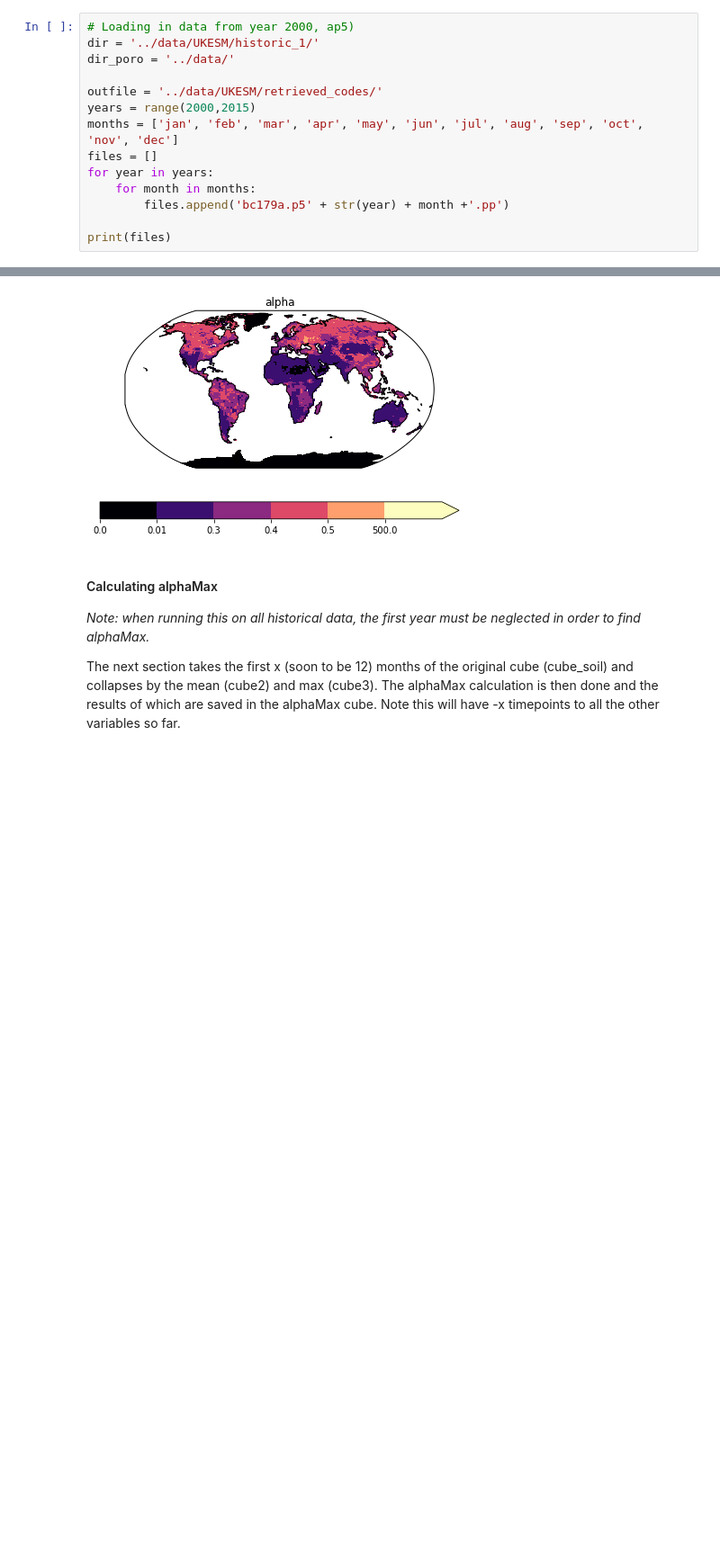
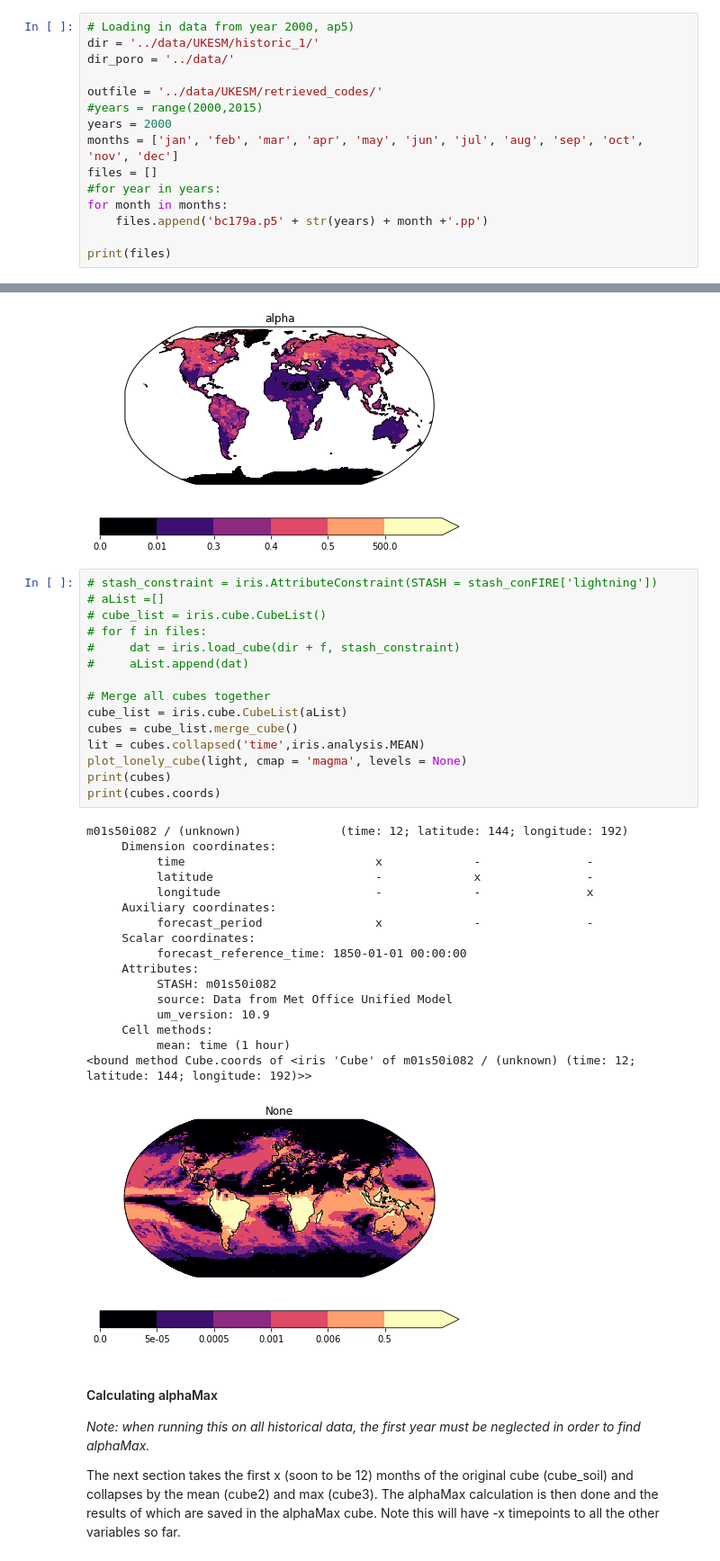
Before and after one commit to douglask3/UKESM-ConFire, a Jupyter notebook: notebooks/retrieve_stash.ipynb, the cells around one changed output, grey strips where cells are left out. Shown: that part at 90% size. Saved outputs shown, nothing was run; the diff lists cells and outputs as text; blank space fills up the shorter version.

```diff
--- a/notebooks/retrieve_stash.ipynb
+++ b/notebooks/retrieve_stash.ipynb
@@ -35,12 +35,13 @@ dir = '../data/UKESM/historic_1/'
 dir_poro = '../data/'
 
 outfile = '../data/UKESM/retrieved_codes/'
-years = range(2000,2015)
+#years = range(2000,2015)
+years = 2000
 months = ['jan', 'feb', 'mar', 'apr', 'may', 'jun', 'jul', 'aug', 'sep', 'oct', 'nov', 'dec']
 files = []
-for year in years:
-    for month in months:
-        files.append('bc179a.p5' + str(year) + month +'.pp')
+#for year in years:
+for month in months:
+    files.append('bc179a.p5' + str(years) + month +'.pp')
 
 print(files)
 # %% [output]
@@ -344,6 +337,39 @@ out = outfile + cube_soil.long_name + '2000.nc'
 iris.save(cube_soil_skip_year, out)
 # %% [output]
 [figure]
+# %%
+# stash_constraint = iris.AttributeConstraint(STASH = stash_conFIRE['lightning'])
+# aList =[]
+# cube_list = iris.cube.CubeList()
+# for f in files:
+#     dat = iris.load_cube(dir + f, stash_constraint)
+#     aList.append(dat)
+
+# Merge all cubes together
+cube_list = iris.cube.CubeList(aList)
+cubes = cube_list.merge_cube()
+lit = cubes.collapsed('time',iris.analysis.MEAN)
+plot_lonely_cube(light, cmap = 'magma', levels = None)
+print(cubes)
+print(cubes.coords)
+# %% [output]
+m01s50i082 / (unknown)              (time: 12; latitude: 144; longitude: 192)
+     Dimension coordinates:
+          time                           x             -               -
+          latitude                       -             x               -
+          longitude                      -             -               x
+     Auxiliary coordinates:
+          forecast_period                x             -               -
+     Scalar coordinates:
+          forecast_reference_time: 1850-01-01 00:00:00
+     Attributes:
+          STASH: m01s50i082
+          source: Data from Met Office Unified Model
+          um_version: 10.9
+     Cell methods:
+          mean: time (1 hour)
+<bound method Cube.coords of <iris 'Cube' of m01s50i082 / (unknown) (time: 12; latitude: 144; longitude: 192)>>
+[figure, added]
 # %% [markdown]
 #### Calculating alphaMax
 
```
Also changed, not shown: parts of 2 cells of this notebook, 3 other files.
